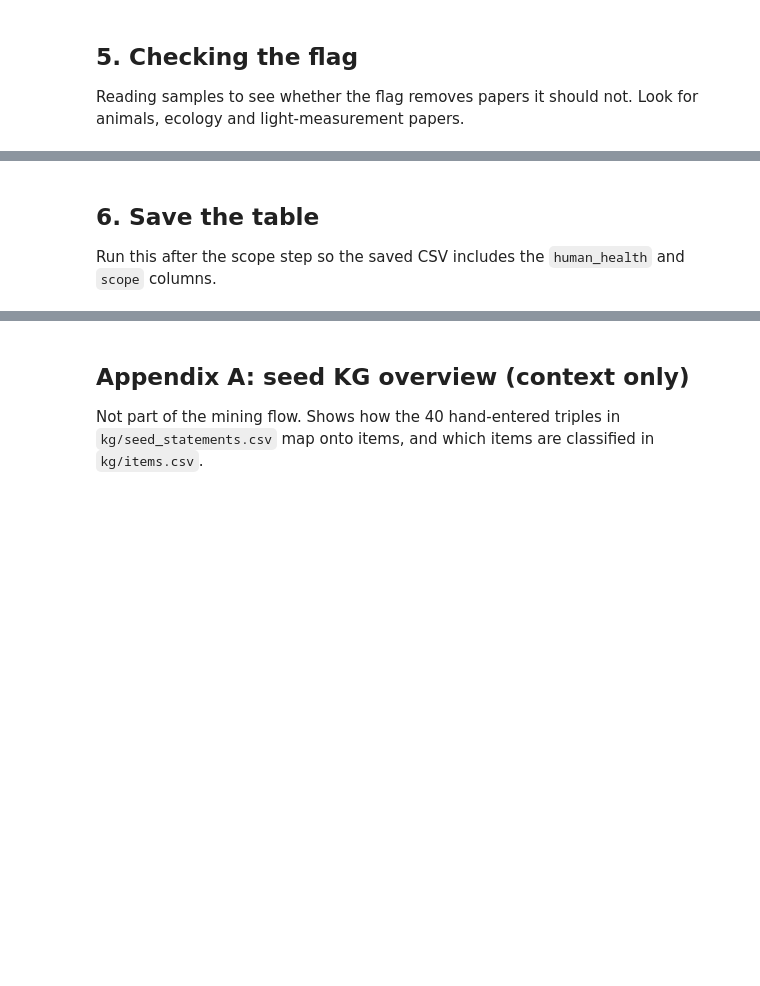
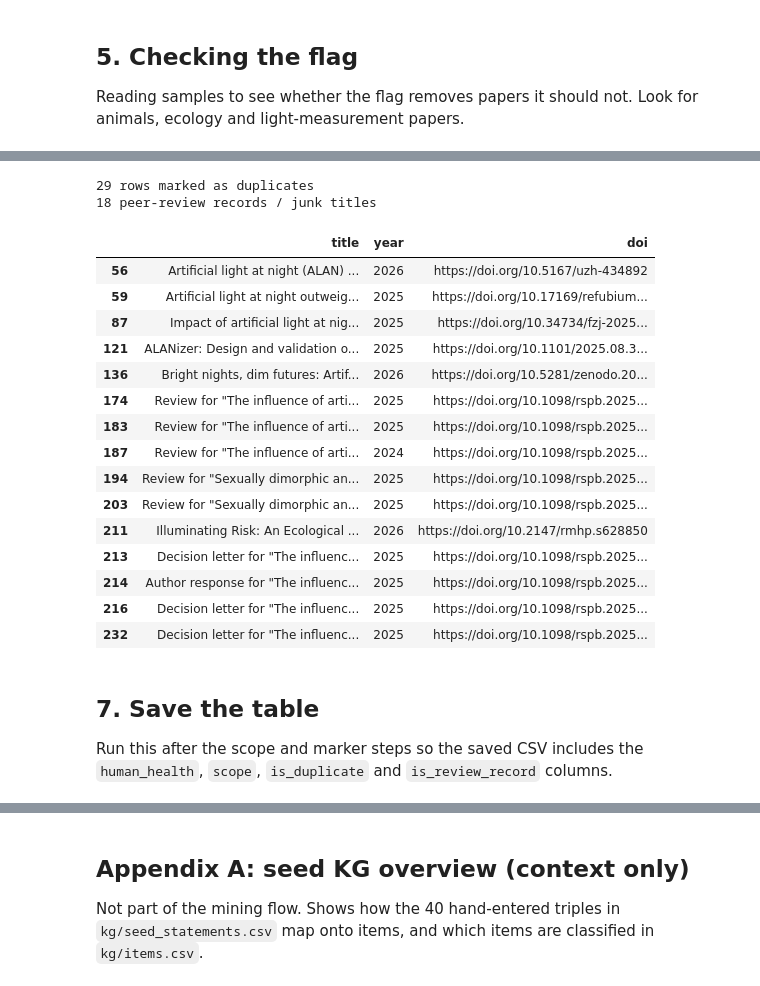
Before and after one commit to VasundharaShaw/alan-kg, a Jupyter notebook: notebooks/01_explore_openalex.ipynb, the cells around one changed output, grey strips where cells are left out. Cells and saved outputs as stored; diff of their text form; code cells hidden in the pictures; blank space fills up the shorter version.

Commit message:
Add graph drawing notebook; README, requirements and term map updates
Co-Authored-By: Claude Sonnet 5.5 <noreply@anthropic.com>
Claude-Session: https://claude.ai/code/session_01YSm2EQZYDtowpDTVpr1h8n

```diff
--- a/notebooks/01_explore_openalex.ipynb
+++ b/notebooks/01_explore_openalex.ipynb
@@ -241,6 +255,44 @@ unsure.sort_values("human_health")
+# %%
+title_key = (df["title"].fillna("").str.lower()
+             .str.replace(r"[^\w\s]", "", regex=True)
+             .str.replace(r"\s+", " ", regex=True)
+             .str.strip())
+
+# within each title the copy with the longest abstract comes first and is kept
+order = pd.DataFrame({"key": title_key, "length": df["abstract"].fillna("").str.len()})
+order = order.sort_values(["key", "length"], ascending=[True, False])
+duplicate = order.duplicated("key", keep="first") & (order["key"] != "")
+df["is_duplicate"] = duplicate.reindex(df.index)
+
+t = df["title"].fillna("").str.lower().str.strip()
+df["is_review_record"] = (t.str.match(r"(author response|comment on|decision letter|reply to|review for)\b")
+                          | t.isin(["references", "book review"]))
+
+print(df["is_duplicate"].sum(), "rows marked as duplicates")
+print(df["is_review_record"].sum(), "peer-review records / junk titles")
+df.loc[df["is_duplicate"] | df["is_review_record"], ["title", "year", "doi"]].head(15)
+# %% [output]
+29 rows marked as duplicates
+18 peer-review records / junk titles
+|  | title | year | doi |
+| 56 | Artificial light at night (ALAN) ... | 2026 | https://doi.org/10.5167/uzh-434892 |
+| 59 | Artificial light at night outweig... | 2025 | https://doi.org/10.17169/refubium... |
+| 87 | Impact of artificial light at nig... | 2025 | https://doi.org/10.34734/fzj-2025... |
+| 121 | ALANizer: Design and validation o... | 2025 | https://doi.org/10.1101/2025.08.3... |
+| 136 | Bright nights, dim futures: Artif... | 2026 | https://doi.org/10.5281/zenodo.20... |
+| 174 | Review for "The influence of arti... | 2025 | https://doi.org/10.1098/rspb.2025... |
+| 183 | Review for "The influence of arti... | 2025 | https://doi.org/10.1098/rspb.2025... |
+| 187 | Review for "The influence of arti... | 2024 | https://doi.org/10.1098/rspb.2025... |
+| 194 | Review for "Sexually dimorphic an... | 2025 | https://doi.org/10.1098/rspb.2025... |
+| 203 | Review for "Sexually dimorphic an... | 2025 | https://doi.org/10.1098/rspb.2025... |
+| 211 | Illuminating Risk: An Ecological ... | 2026 | https://doi.org/10.2147/rmhp.s628850 |
+| 213 | Decision letter for "The influenc... | 2025 | https://doi.org/10.1098/rspb.2025... |
+| 214 | Author response for "The influenc... | 2025 | https://doi.org/10.1098/rspb.2025... |
+| 216 | Decision letter for "The influenc... | 2025 | https://doi.org/10.1098/rspb.2025... |
+| 232 | Decision letter for "The influenc... | 2025 | https://doi.org/10.1098/rspb.2025... |
 # %% [markdown]
-## 6. Save the table
+## 7. Save the table
 
-Run this after the scope step so the saved CSV includes the `human_health` and `scope` columns.
+Run this after the scope and marker steps so the saved CSV includes the `human_health`, `scope`, `is_duplicate` and `is_review_record` columns.
 # %%
 df.to_csv("../data/output/table_abstracts.csv", index=False)
```
Also changed, not shown: parts of 28 cells of this notebook, 4 other files.
